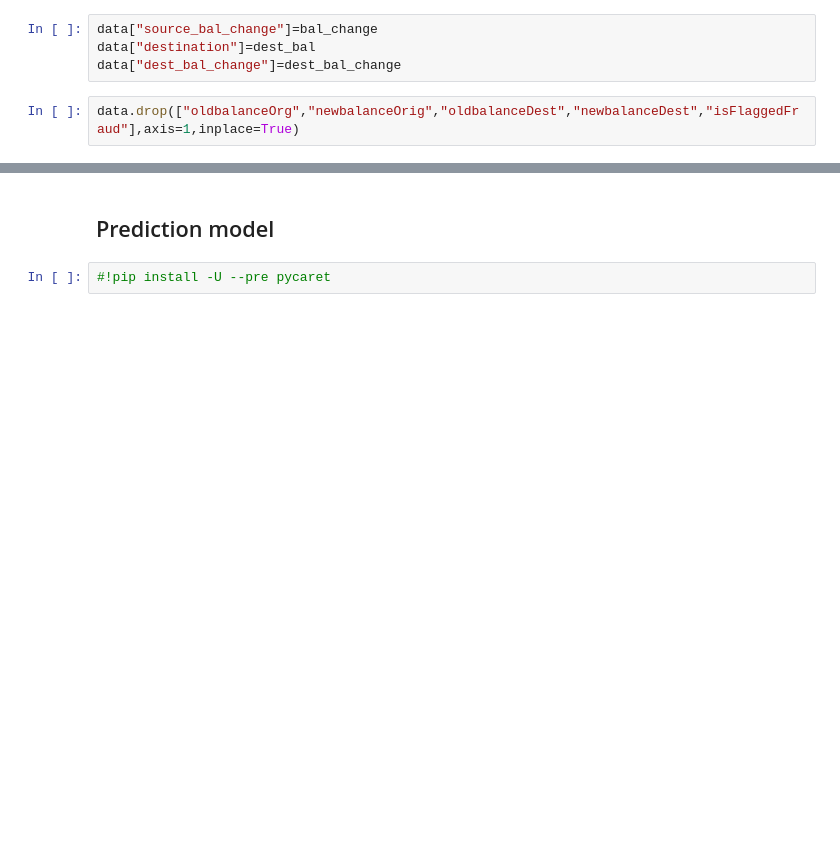
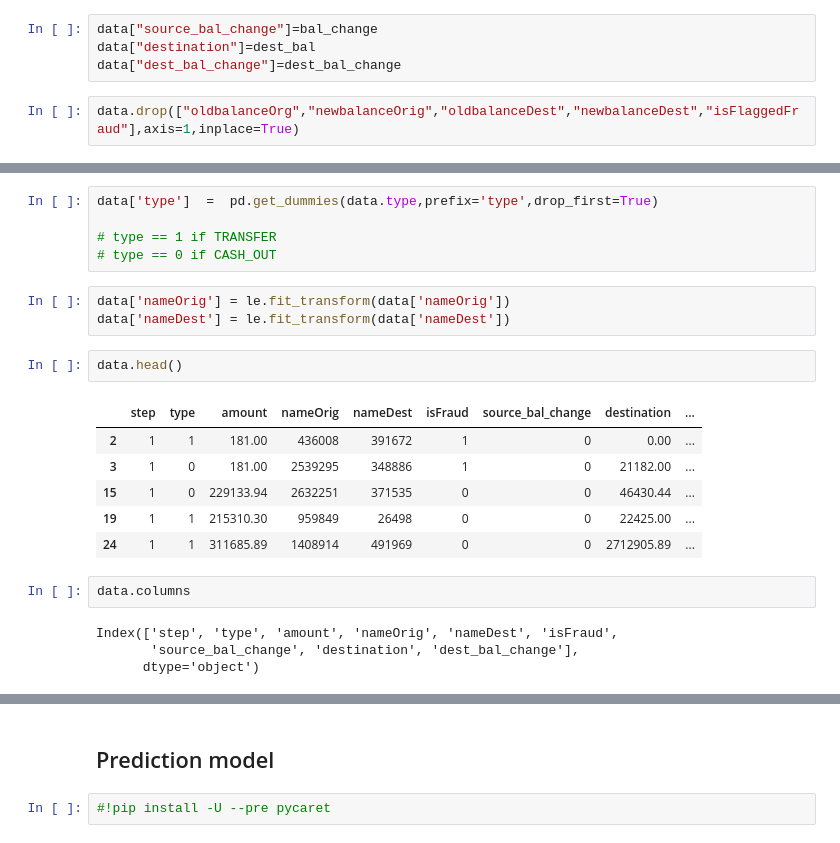
Before and after one commit to TitoTamburini/FDS_Final_Project, a Jupyter notebook: main_last_FDS.ipynb, the cells around one changed output, grey strips where cells are left out. Saved outputs shown, nothing was run; the diff lists cells and outputs as text; blank space fills up the shorter version.

```diff
--- a/main_last_FDS.ipynb
+++ b/main_last_FDS.ipynb
@@ -400,0 +435,23 @@ The history saving thread hit an unexpected error (OperationalError('database or
+# %%
+data['type']  =  pd.get_dummies(data.type,prefix='type',drop_first=True)
+
+# type == 1 if TRANSFER
+# type == 0 if CASH_OUT
+# %%
+data['nameOrig'] = le.fit_transform(data['nameOrig'])
+data['nameDest'] = le.fit_transform(data['nameDest'])
+# %%
+data.head()
+# %% [output]
+|  | step | type | amount | nameOrig | nameDest | isFraud | source_bal_change | destination | ... |
+| 2 | 1 | 1 | 181.00 | 436008 | 391672 | 1 | 0 | 0.00 | ... |
+| 3 | 1 | 0 | 181.00 | 2539295 | 348886 | 1 | 0 | 21182.00 | ... |
+| 15 | 1 | 0 | 229133.94 | 2632251 | 371535 | 0 | 0 | 46430.44 | ... |
+| 19 | 1 | 1 | 215310.30 | 959849 | 26498 | 0 | 0 | 22425.00 | ... |
+| 24 | 1 | 1 | 311685.89 | 1408914 | 491969 | 0 | 0 | 2712905.89 | ... |
+# %%
+data.columns
+# %% [output]
+Index(['step', 'type', 'amount', 'nameOrig', 'nameDest', 'isFraud',
+       'source_bal_change', 'destination', 'dest_bal_change'],
+      dtype='object')
```
Also changed, not shown: parts of 18 cells of this notebook, 1 other file.
